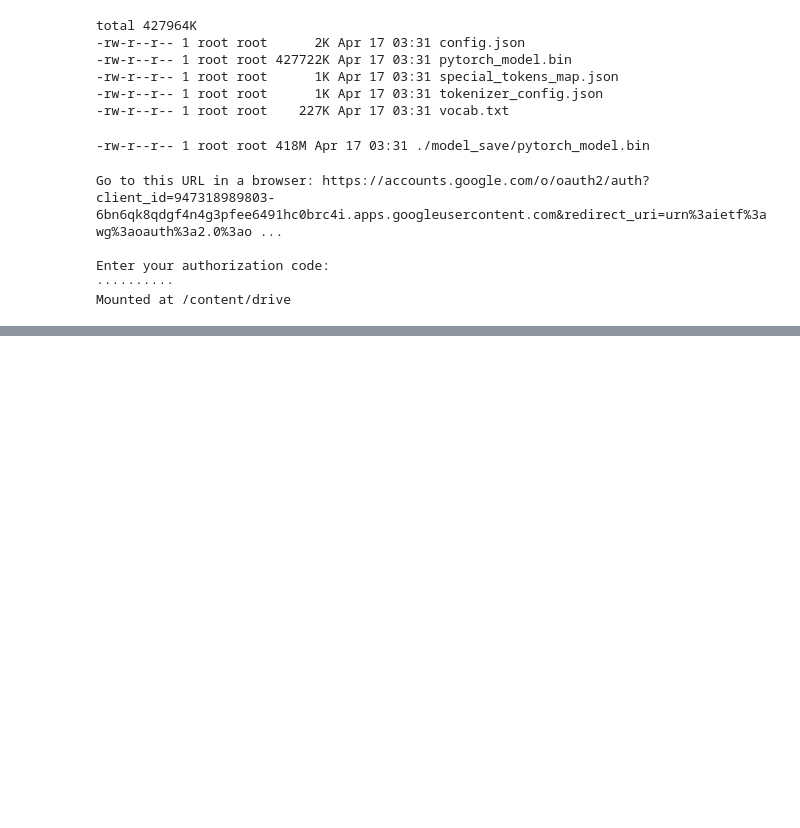
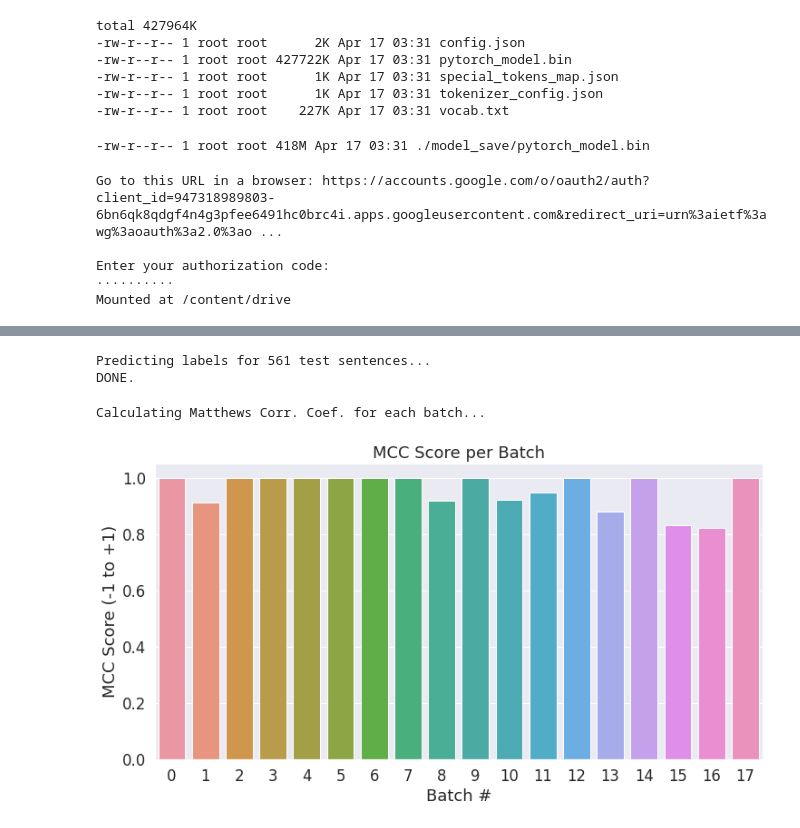
Before and after one commit to gurjot-kaur/Clinical-Research-Database, a Jupyter notebook: Bertfine.ipynb, the cells around one changed output, grey strips where cells are left out. Drawn from its saved outputs; the diff is of its cells as text; code cells hidden in the pictures; blank space fills up the shorter version.

```diff
--- a/Bertfine.ipynb
+++ b/Bertfine.ipynb
@@ -720,0 +729,73 @@ prediction_dataloader = DataLoader(prediction_data, sampler=prediction_sampler,
+# %%
+# Prediction on test set
+
+print('Predicting labels for {:,} test sentences...'.format(len(input_idstest)))
+
+# Put model in evaluation mode
+model.eval()
+
+# Tracking variables
+predictions , true_labels = [], []
+
+# Predict
+for batch in prediction_dataloader:
+  # Add batch to GPU
+  batch = tuple(t.to(device) for t in batch)
+
+  # Unpack the inputs from our dataloader
+  b_input_ids, b_input_mask, b_labels = batch
+
+  # Telling the model not to compute or store gradients, saving memory and
+  # speeding up prediction
+  with torch.no_grad():
+      # Forward pass, calculate logit predictions
+      outputs = model(b_input_ids, token_type_ids=None,
+                      attention_mask=b_input_mask)
+
+  logits = outputs[0]
+
+  # Move logits and labels to CPU
+  logits = logits.detach().cpu().numpy()
+  label_ids = b_labels.to('cpu').numpy()
+
+  # Store predictions and true labels
+  predictions.append(logits)
+  true_labels.append(label_ids)
+
+print('DONE.')
+# %% [output]
+Predicting labels for 561 test sentences...
+DONE.
+# %%
+from sklearn.metrics import matthews_corrcoef
+
+matthews_set = []
+
+# Evaluate each test batch using Matthew's correlation coefficient
+print('Calculating Matthews Corr. Coef. for each batch...')
+
+# For each input batch...
+for i in range(len(true_labels)):
+
+  # The predictions for this batch are a 2-column ndarray (one column for "0"
+  # and one column for "1"). Pick the label with the highest value and turn this
+  # in to a list of 0s and 1s.
+  pred_labels_i = np.argmax(predictions[i], axis=1).flatten()
+
+  # Calculate and store the coef for this batch.
+
+  matthews = matthews_corrcoef(true_labels[i], pred_labels_i)
+  matthews_set.append(matthews)
+# %% [output]
+Calculating Matthews Corr. Coef. for each batch...
+# %%
+# Create a barplot showing the MCC score for each batch of test samples.
+ax = sns.barplot(x=list(range(len(matthews_set))), y=matthews_set, ci=None)
+
+plt.title('MCC Score per Batch')
+plt.ylabel('MCC Score (-1 to +1)')
+plt.xlabel('Batch #')
+
+plt.show()
+# %% [output]
+[figure, added]
```
Also changed, not shown: parts of 9 cells of this notebook.
